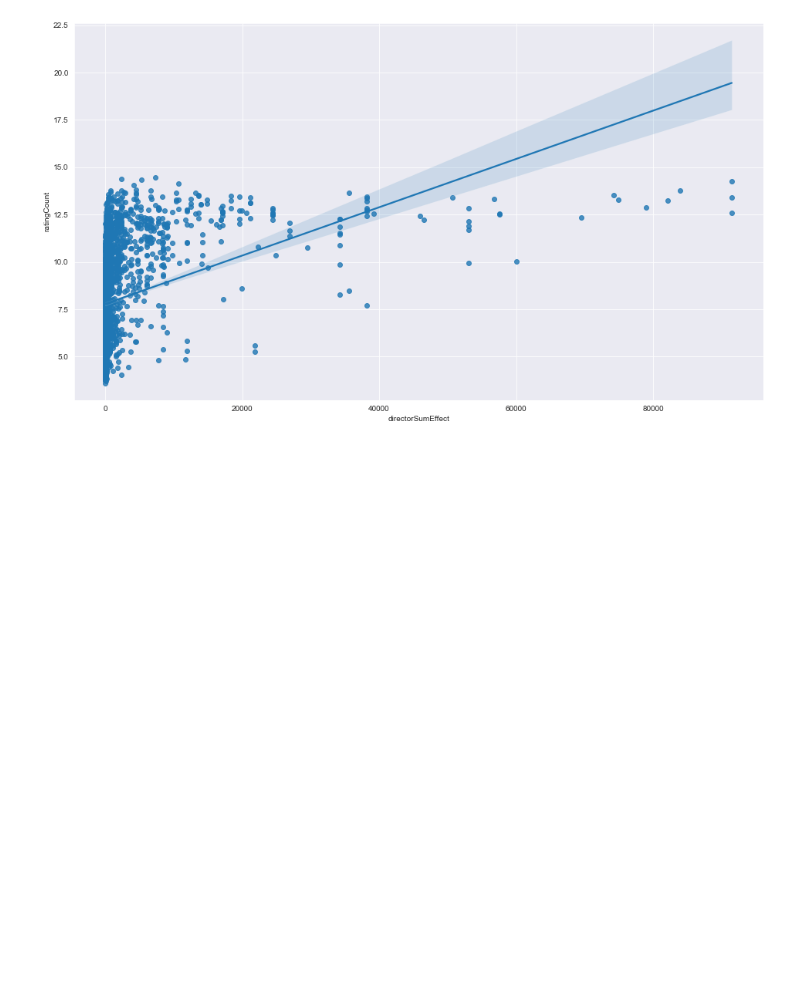
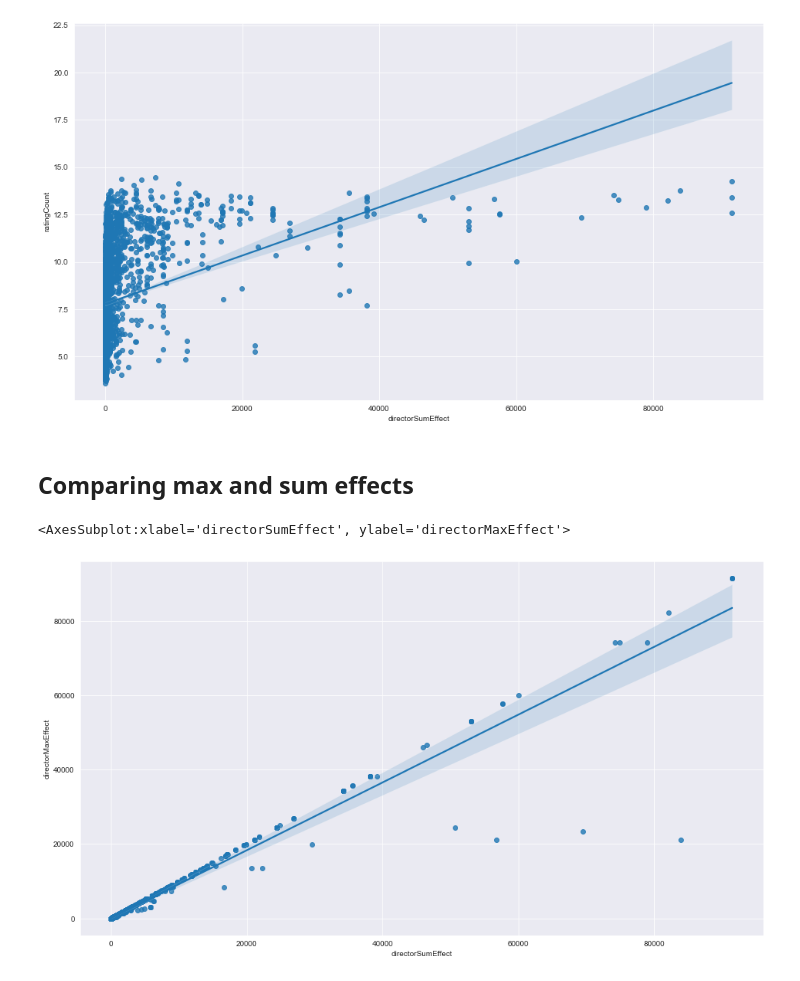
Before and after one commit to contrasting/jingo, a Jupyter notebook: 02b Exploring Actor Effects.ipynb, the cells around one changed output. Drawn from its saved outputs; the diff is of its cells as text; code cells hidden in the pictures; blank space fills up the shorter version.

Commit message:
compare actor max and sum effects; write to file

```diff
--- a/02b Exploring Actor Effects.ipynb
+++ b/02b Exploring Actor Effects.ipynb
@@ -156,3 +160,10 @@ sns.regplot(x=movies.directorSumEffect, y=np.log(movies.ratingCount))
 # %% [output]
 <AxesSubplot:xlabel='directorSumEffect', ylabel='ratingCount'>
 [figure]
+# %% [markdown]
+## Comparing max and sum effects
+# %%
+sns.regplot(x=movies.directorSumEffect, y=movies.directorMaxEffect)
+# %% [output]
+<AxesSubplot:xlabel='directorSumEffect', ylabel='directorMaxEffect'>
+[figure, added]
```
Also changed, not shown: parts of 8 cells of this notebook.
